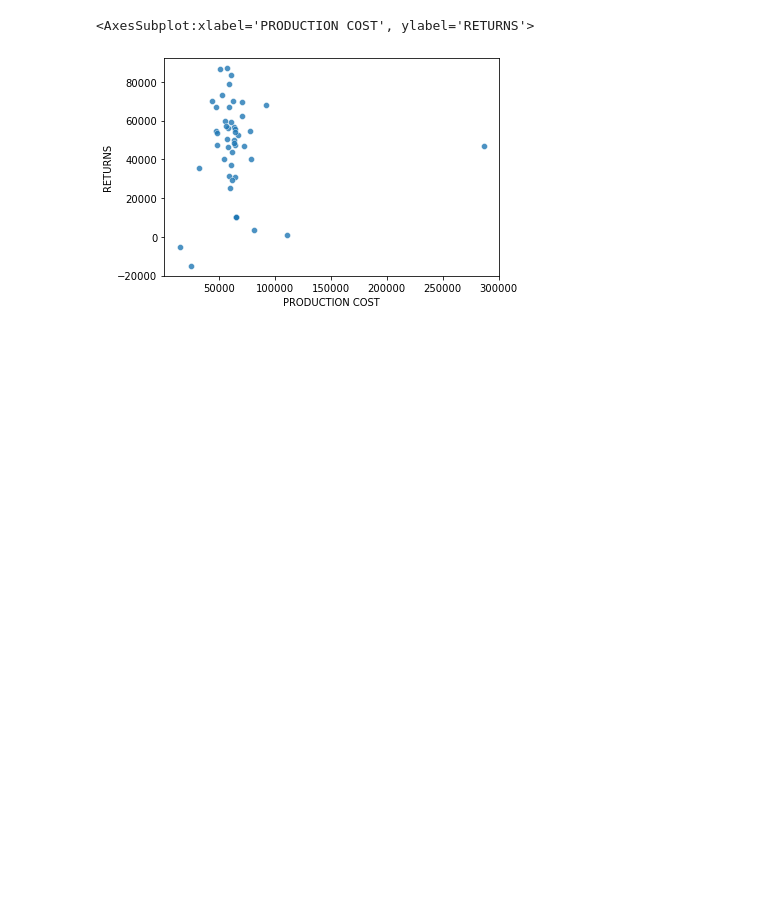
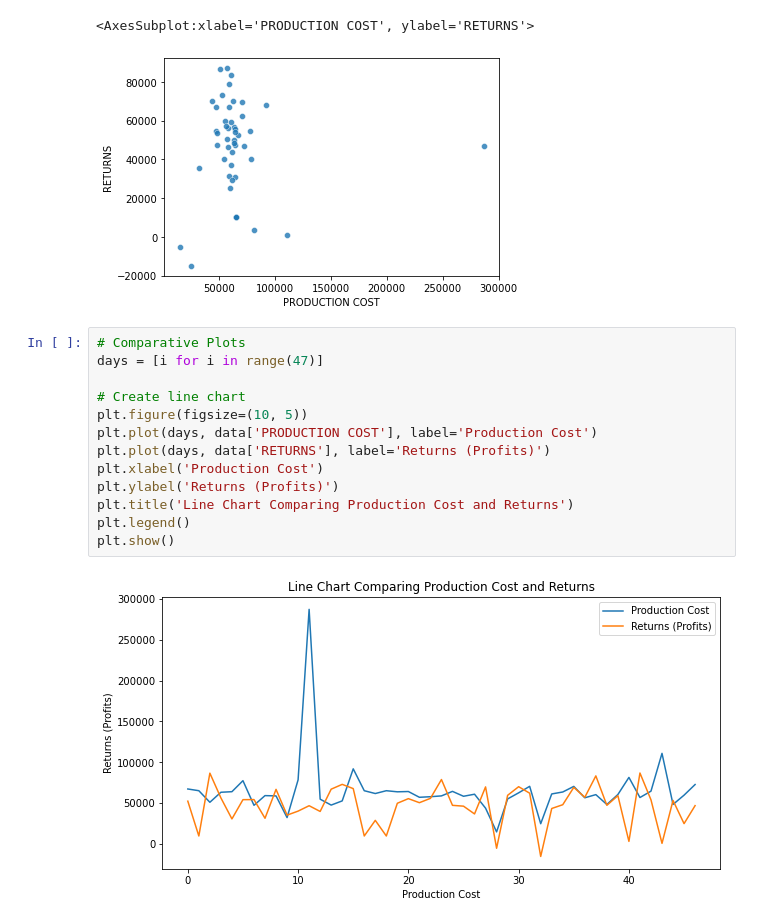
Before and after one commit to Melchizedeke/Data-Analysis-01, a Jupyter notebook: analysis.ipynb, the cells around one changed output. Cells and saved outputs as stored; diff of their text form; blank space fills up the shorter version.

```diff
--- a/analysis.ipynb
+++ b/analysis.ipynb
@@ -156,3 +156,18 @@ sns.scatterplot(x=data['PRODUCTION COST'], y=data['RETURNS'], alpha=0.8)
 # %% [output]
 <AxesSubplot:xlabel='PRODUCTION COST', ylabel='RETURNS'>
 [figure]
+# %%
+# Comparative Plots
+days = [i for i in range(47)]
+
+# Create line chart
+plt.figure(figsize=(10, 5))
+plt.plot(days, data['PRODUCTION COST'], label='Production Cost')
+plt.plot(days, data['RETURNS'], label='Returns (Profits)')
+plt.xlabel('Production Cost')
+plt.ylabel('Returns (Profits)')
+plt.title('Line Chart Comparing Production Cost and Returns')
+plt.legend()
+plt.show()
+# %% [output]
+[figure, added]
```
